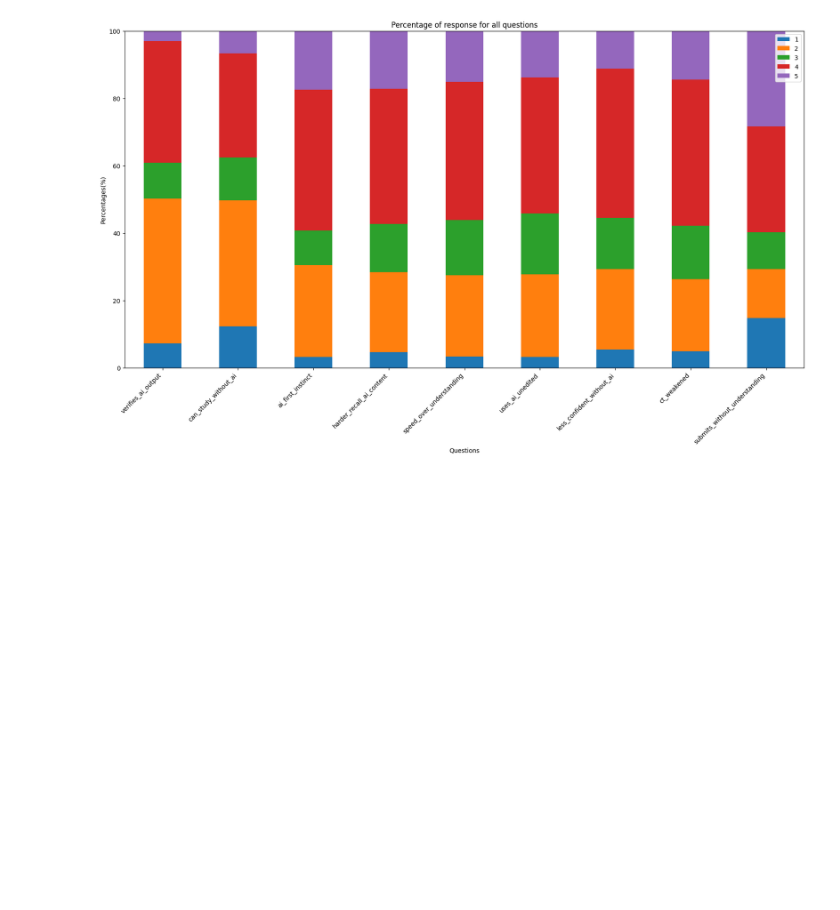
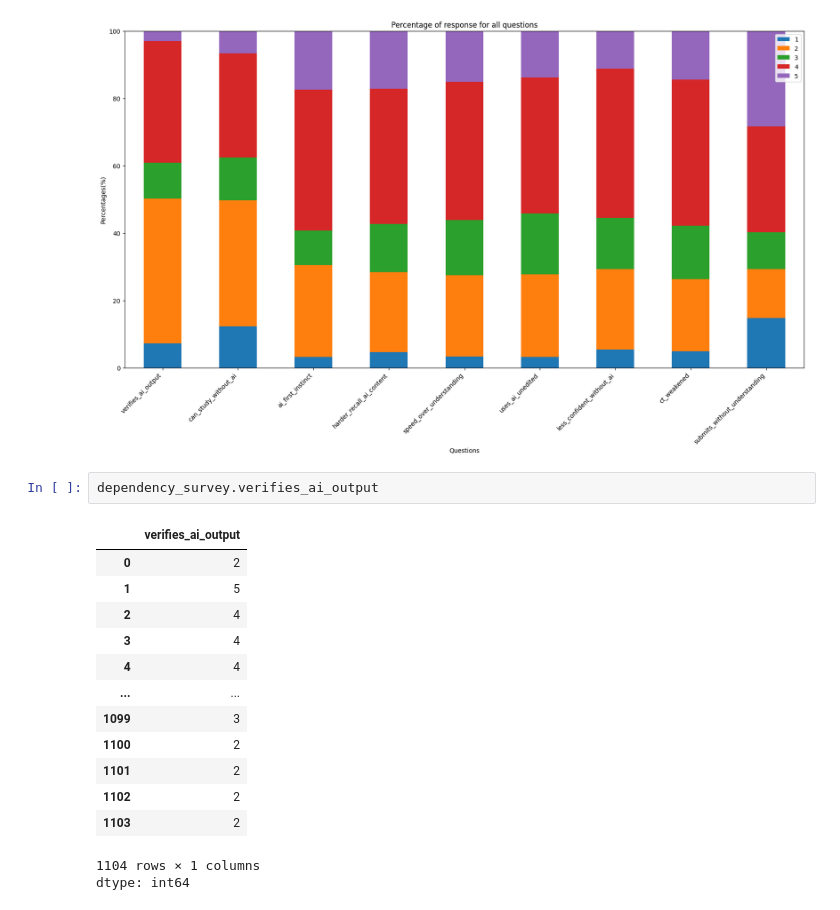
Before and after one commit to Henry6833/Henry6833.github.io, a Jupyter notebook: Milestone1.ipynb, the cells around one changed output. Cells and saved outputs as stored; diff of their text form; blank space fills up the shorter version.

```diff
--- a/Milestone1.ipynb
+++ b/Milestone1.ipynb
@@ -321,3 +310,20 @@ plt.ylim(0, 100)
 # %% [output]
 (0.0, 100.0)
 [figure]
+# %%
+dependency_survey.verifies_ai_output
+# %% [output]
+|  | verifies_ai_output |
+| 0 | 2 |
+| 1 | 5 |
+| 2 | 4 |
+| 3 | 4 |
+| 4 | 4 |
+| ... | ... |
+| 1099 | 3 |
+| 1100 | 2 |
+| 1101 | 2 |
+| 1102 | 2 |
+| 1103 | 2 |
+1104 rows × 1 columns
+dtype: int64
```
Also changed, not shown: parts of 16 cells of this notebook.
